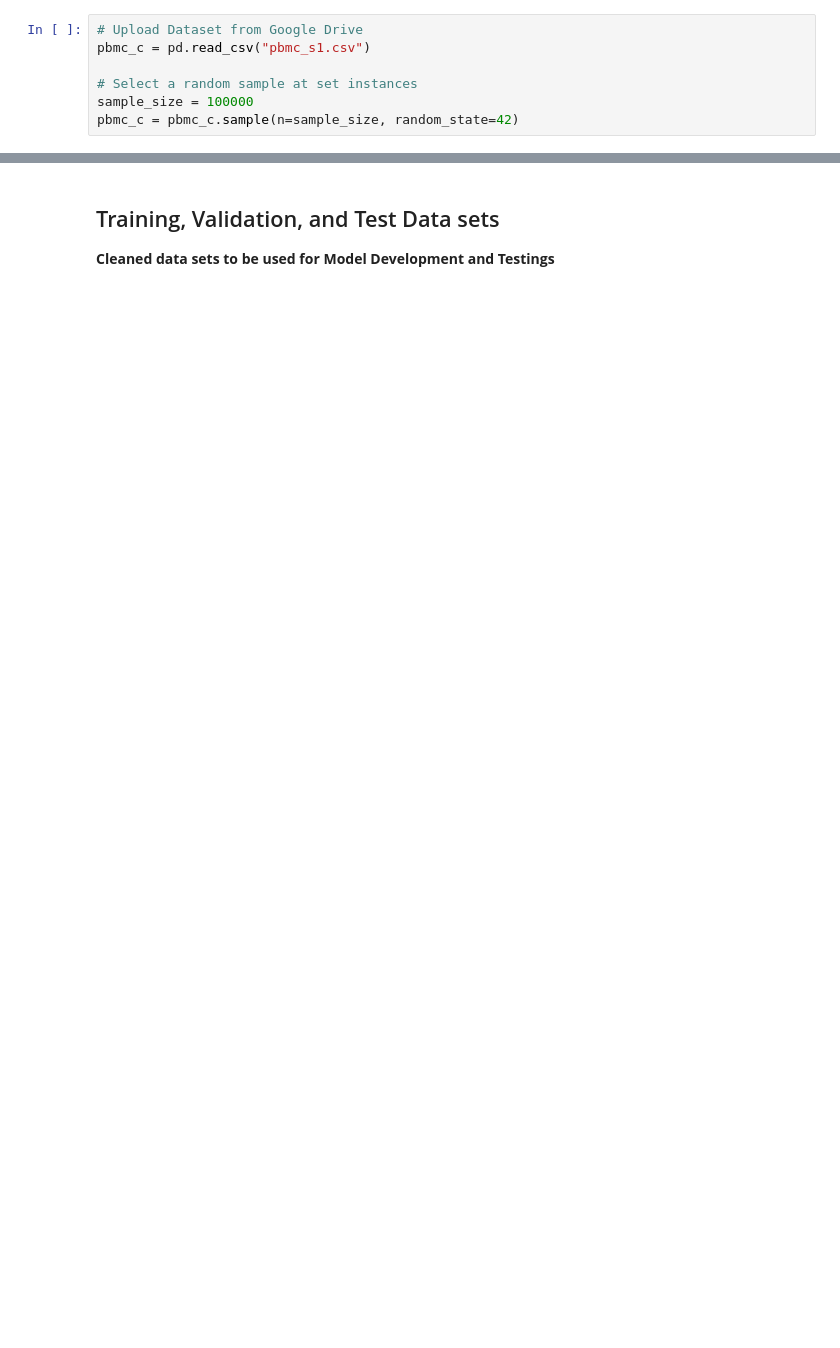
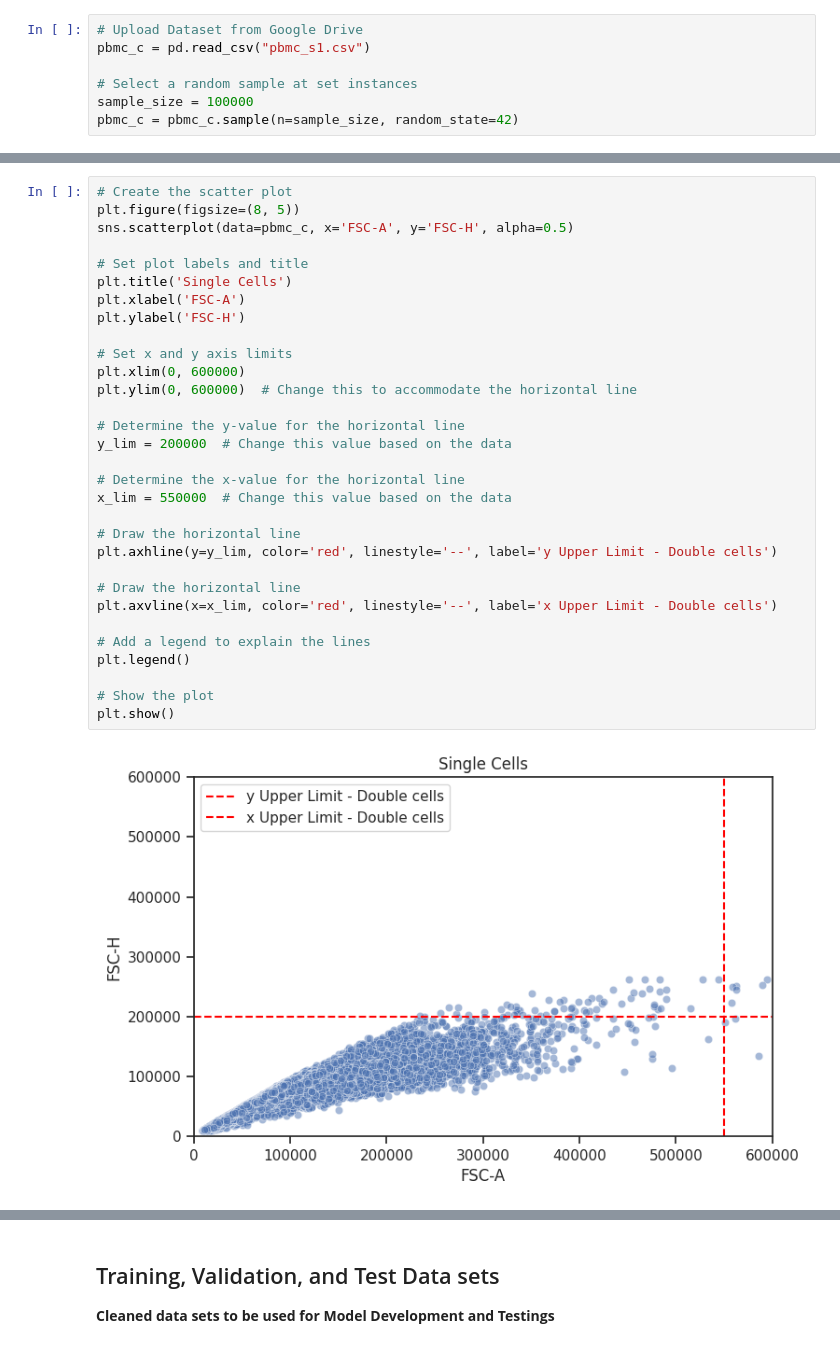
Before and after one commit to vanguardfox/ADS599, a Jupyter notebook: ADS599.ipynb, the cells around one changed output, grey strips where cells are left out. Cells and saved outputs as stored; diff of their text form; blank space fills up the shorter version.

```diff
--- a/ADS599.ipynb
+++ b/ADS599.ipynb
@@ -251,0 +290,33 @@ plt.show()
+# %%
+# Create the scatter plot
+plt.figure(figsize=(8, 5))
+sns.scatterplot(data=pbmc_c, x='FSC-A', y='FSC-H', alpha=0.5)
+
+# Set plot labels and title
+plt.title('Single Cells')
+plt.xlabel('FSC-A')
+plt.ylabel('FSC-H')
+
+# Set x and y axis limits
+plt.xlim(0, 600000)
+plt.ylim(0, 600000)  # Change this to accommodate the horizontal line
+
+# Determine the y-value for the horizontal line
+y_lim = 200000  # Change this value based on the data
+
+# Determine the x-value for the horizontal line
+x_lim = 550000  # Change this value based on the data
+
+# Draw the horizontal line
+plt.axhline(y=y_lim, color='red', linestyle='--', label='y Upper Limit - Double cells')
+
+# Draw the horizontal line
+plt.axvline(x=x_lim, color='red', linestyle='--', label='x Upper Limit - Double cells')
+
+# Add a legend to explain the lines
+plt.legend()
+
+# Show the plot
+plt.show()
+# %% [output]
+[figure, added]
```
Also changed, not shown: parts of 45 cells of this notebook, 2 other files.
